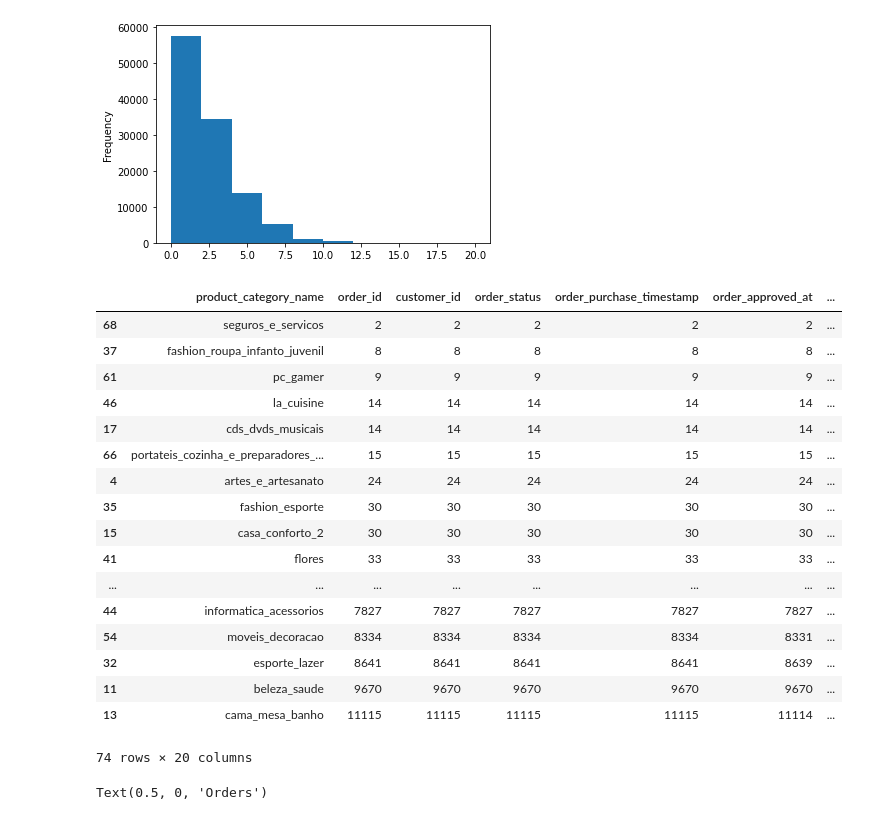
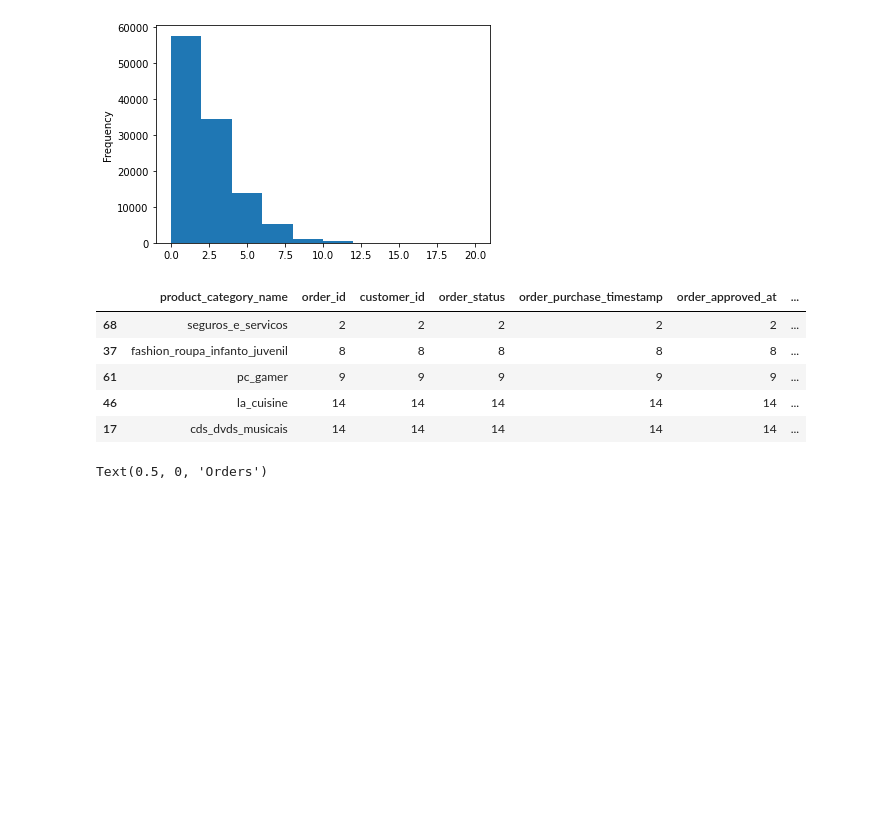
Before and after one commit to laizacavalcante/streamlit_olist, a Jupyter notebook: olist_ecommerce.ipynb, the cells around one changed output. Cells and saved outputs as stored; diff of their text form; code cells hidden in the pictures; blank space fills up the shorter version.

```diff
--- a/olist_ecommerce.ipynb
+++ b/olist_ecommerce.ipynb
@@ -160,7 +159,13 @@ missing.head(25)
 | product_height_cm | 18 | float64 | 0.015979 |
 | product_width_cm | 18 | float64 | 0.015979 |
 # %%
-orders_items_prods['product_photos_qty'] = orders_items_prods['product_photos_qty'].fillna(value=0)
+# Fill missing data on numeric columns
+numeric_cols = ['product_photos_qty','product_weight_g', 'product_length_cm', 'product_height_cm', 'product_width_cm']
+
+for col in numeric_cols:
+                orders_items_prods[col] = orders_items_prods[col].fillna(value=0)
+
+# Filling missing data on product_category_name col
 orders_items_prods['product_category_name'] = orders_items_prods['product_category_name'].fillna(value='no_info')
 # %%
 # List of product
@@ -213,25 +231,14 @@ orders_items_prods['product_photos_qty'].plot(kind='hist',bins=10)
 <matplotlib.axes._subplots.AxesSubplot at 0x...>
 [figure]
 # %%
+# Group dataser by categories
 info = orders_items_prods.groupby('product_category_name').count().reset_index()
-info.sort_values('order_id')
+info.sort_values('order_id').head(5)
 # %% [output]
 |  | product_category_name | order_id | customer_id | order_status | order_purchase_timestamp | order_approved_at | ... |
 | 68 | seguros_e_servicos | 2 | 2 | 2 | 2 | 2 | ... |
 | 37 | fashion_roupa_infanto_juvenil | 8 | 8 | 8 | 8 | 8 | ... |
 | 61 | pc_gamer | 9 | 9 | 9 | 9 | 9 | ... |
 | 46 | la_cuisine | 14 | 14 | 14 | 14 | 14 | ... |
 | 17 | cds_dvds_musicais | 14 | 14 | 14 | 14 | 14 | ... |
-| 66 | portateis_cozinha_e_preparadores_... | 15 | 15 | 15 | 15 | 15 | ... |
-| 4 | artes_e_artesanato | 24 | 24 | 24 | 24 | 24 | ... |
-| 35 | fashion_esporte | 30 | 30 | 30 | 30 | 30 | ... |
-| 15 | casa_conforto_2 | 30 | 30 | 30 | 30 | 30 | ... |
-| 41 | flores | 33 | 33 | 33 | 33 | 33 | ... |
-| ... | ... | ... | ... | ... | ... | ... | ... |
-| 44 | informatica_acessorios | 7827 | 7827 | 7827 | 7827 | 7827 | ... |
-| 54 | moveis_decoracao | 8334 | 8334 | 8334 | 8334 | 8331 | ... |
-| 32 | esporte_lazer | 8641 | 8641 | 8641 | 8641 | 8639 | ... |
-| 11 | beleza_saude | 9670 | 9670 | 9670 | 9670 | 9670 | ... |
-| 13 | cama_mesa_banho | 11115 | 11115 | 11115 | 11115 | 11114 | ... |
-74 rows × 20 columns
 # %%
```
Also changed, not shown: parts of 26 cells of this notebook.
